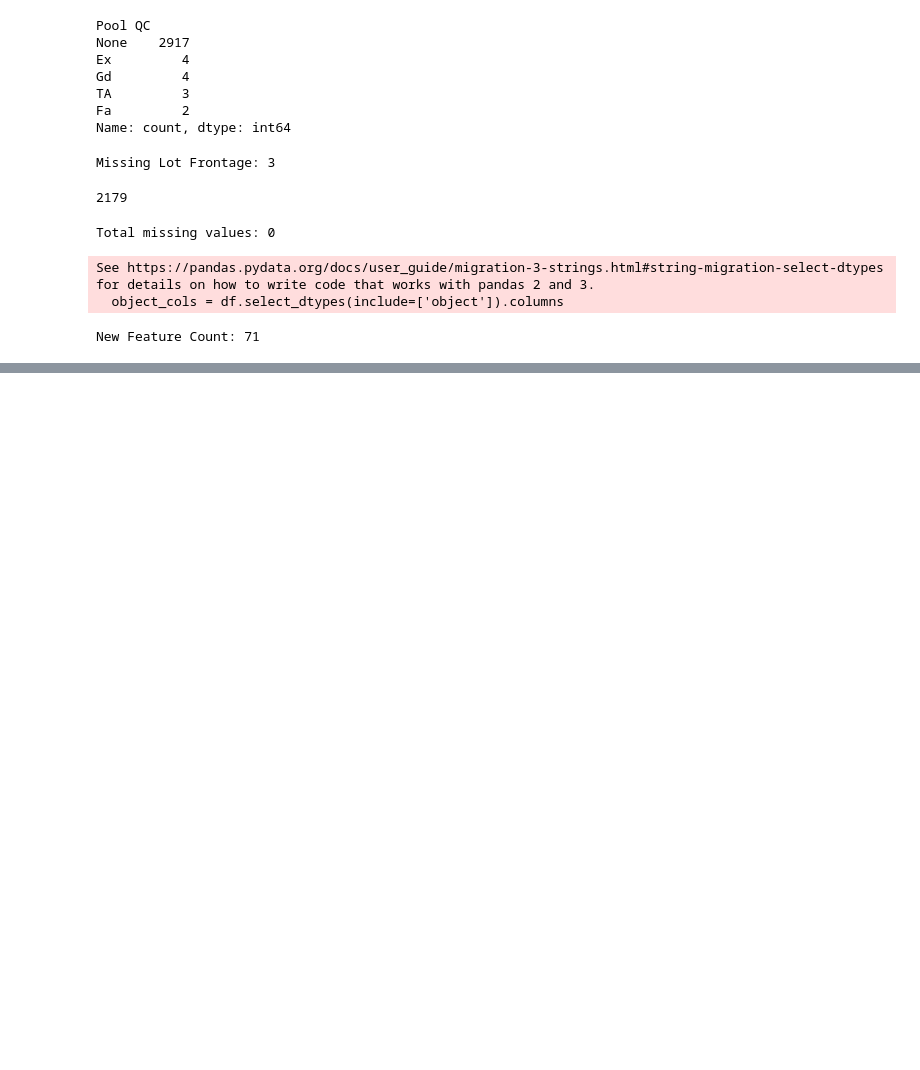
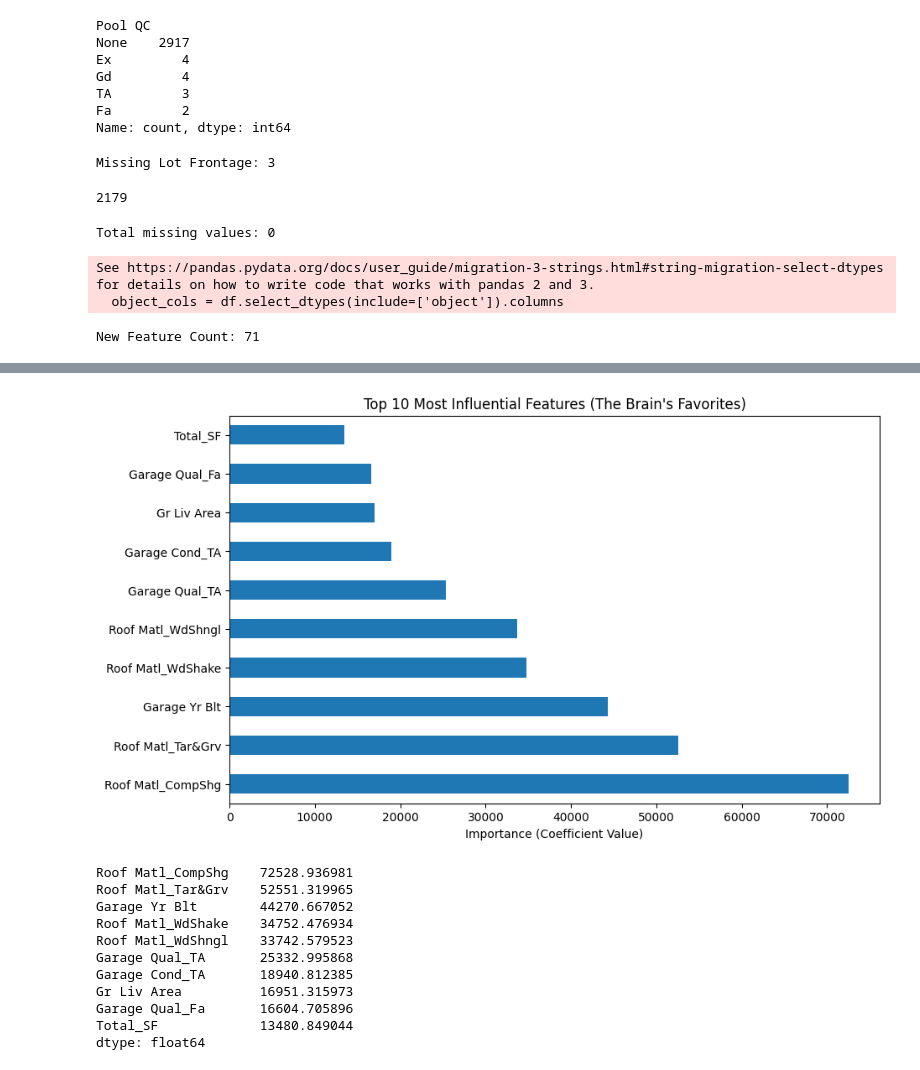
Before and after one commit to pfunzom61-cmd/HousePriceProg, a Jupyter notebook: notebooks/01_eda.ipynb, the cells around one changed output, grey strips where cells are left out. Saved outputs shown, nothing was run; the diff lists cells and outputs as text; code cells hidden in the pictures; blank space fills up the shorter version.

Commit message:
feat: complete Ames housing price model with 0.925 R2. Applied Lasso regression, outlier removal, and feature engineering.

```diff
--- a/notebooks/01_eda.ipynb
+++ b/notebooks/01_eda.ipynb
@@ -193,3 +203,11 @@ df = df.drop(cols_to_drop, axis=1)
 print(f"New Feature Count: {df.shape[1]}")
 # %% [output]
 New Feature Count: 71
+# %%
+# Transforms ALL text columns into 1s and 0s so model can understand them. drop_first=True avoids the dummy variable trap.
+df_final = pd.get_dummies(df, drop_first=True)
+
+# Let's see how many columns we have now
+print(f"Columns before: {df.shape[1]}")
+print(f"Columns after: {df_final.shape[1]}")
+print(df_final.head())
@@ -195,0 +234,11 @@ New Feature Count: 71
+# %%
+from sklearn.model_selection import train_test_split
+
+# 1. Separate the Sales price from the Features
+y = df_final['SalePrice']
+
+# 2. Split into 80% Training and 20% Testing
+X_train, X_test, y_train, y_test = train_test_split(X, y, test_size=0.2, random_state=42)
+
+print(f"Training set size: {X_train.shape}")
+print(f"Testing set size: {X_test.shape}")
@@ -195,0 +284,33 @@ New Feature Count: 71
+# %%
+import pandas as pd
+import matplotlib.pyplot as plt
+import seaborn as sns
+
+# 1. Get the 'Weights' (Coefficients) from the model
+# This tells us how much each feature pushes the price up or down
+coefficients = pd.Series(model.coef_, index=X.columns)
+
+# 2. Pick the top 10 most influential features
+top_10_features = coefficients.abs().sort_values(ascending=False).head(10)
+
+# 3. Visualize it
+plt.figure(figsize=(10,6))
+top_10_features.plot(kind='barh')
+plt.title("Top 10 Most Influential Features (The Brain's Favorites)")
+plt.xlabel("Importance (Coefficient Value)")
+plt.show()
+
+print(top_10_features)
+# %% [output]
+[figure, added]
+Roof Matl_CompShg    72528.936981
+Roof Matl_Tar&Grv    52551.319965
+Garage Yr Blt        44270.667052
+Roof Matl_WdShake    34752.476934
+Roof Matl_WdShngl    33742.579523
+Garage Qual_TA       25332.995868
+Garage Cond_TA       18940.812385
+Gr Liv Area          16951.315973
+Garage Qual_Fa       16604.705896
+Total_SF             13480.849044
+dtype: float64
```
Also changed, not shown: parts of 17 cells of this notebook, 3 other files.
